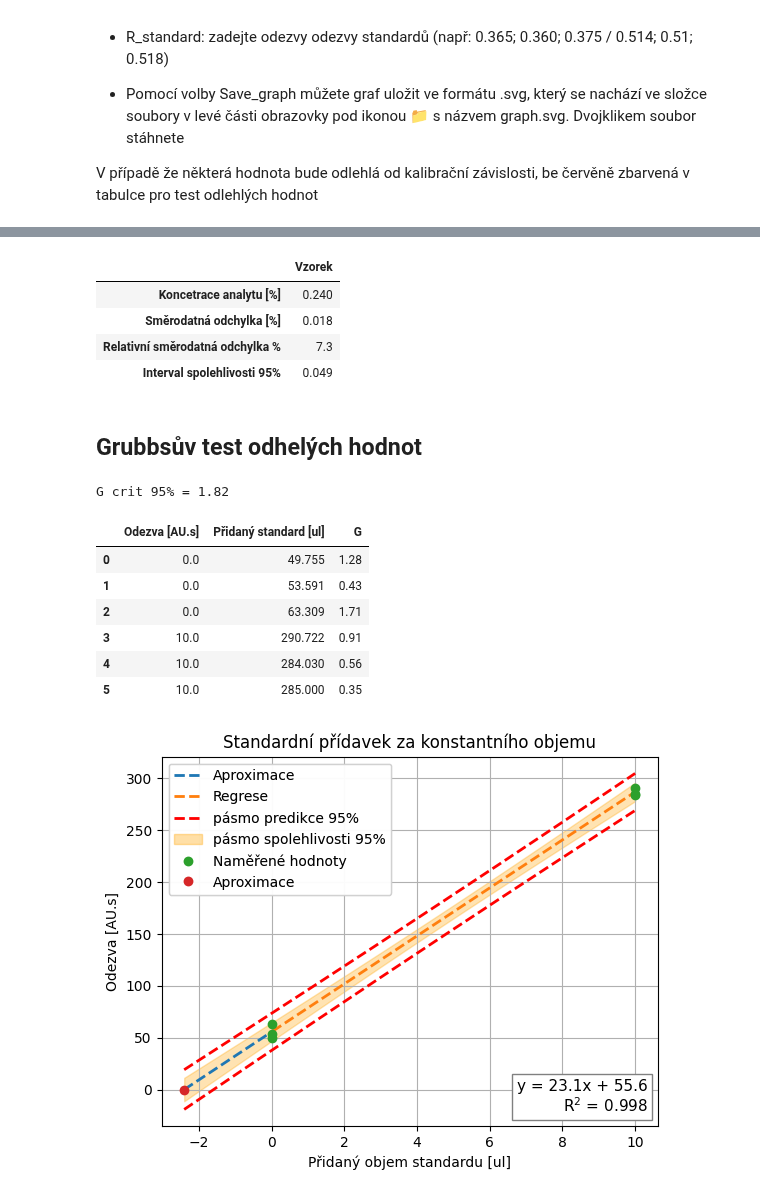
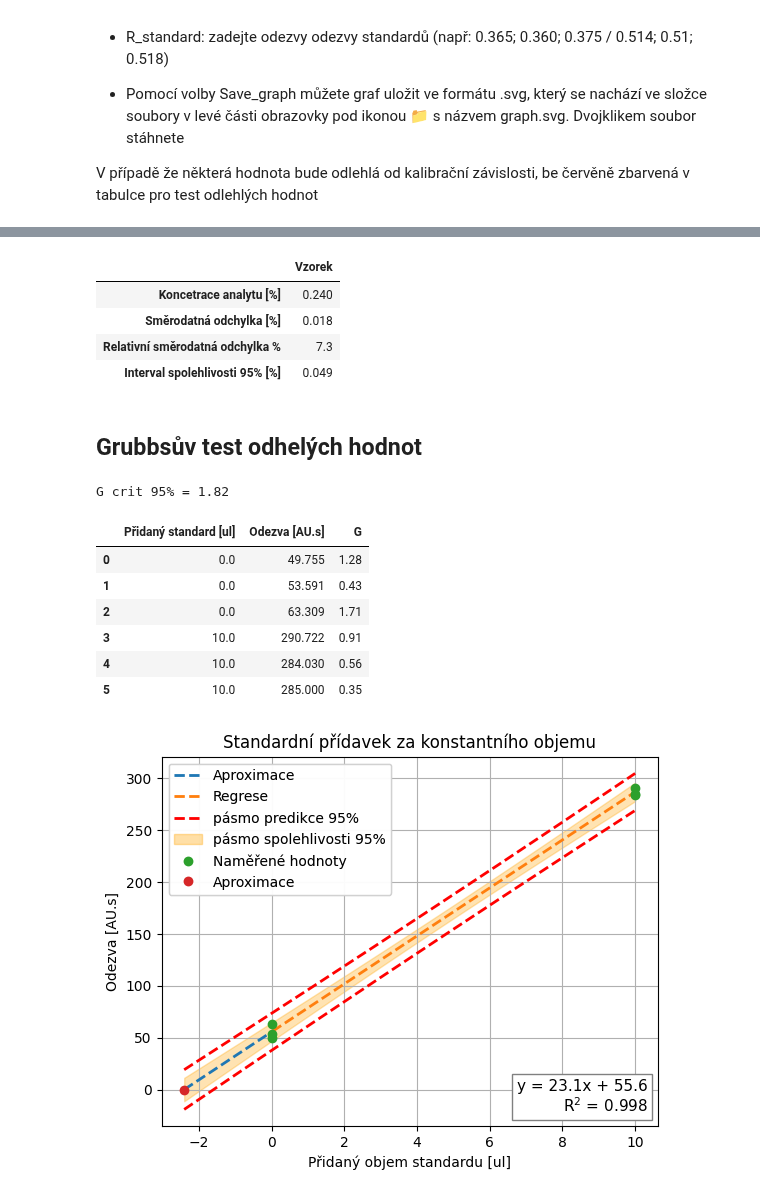
Before and after one commit to Xixaus/Nastroje, a Jupyter notebook: Standardni_pridavek_new.ipynb, the cells around one changed output, grey strips where cells are left out. Drawn from its saved outputs; the diff is of its cells as text; code cells hidden in the pictures.

```diff
--- a/Standardni_pridavek_new.ipynb
+++ b/Standardni_pridavek_new.ipynb
@@ -62,7 +62,7 @@ def data_extract(V_standards, R_sample, R_standards):
         for num in list2[i].split(';'):
             data.append([float(list1[i]), float(num)])
 
-    col = [f"Odezva [{R_unit}]", f"Přidaný standard [{V_unit}]"]
+    col = [f"Přidaný standard [{V_unit}]", f"Odezva [{R_unit}]"]
 
     return(pd.DataFrame(data, columns=col))
 
@@ -108,7 +108,7 @@ def evaluation(model, df, sample,c_unit):
 
     Rel_std = final_sample_st_dev/final_sample * 100
 
-    result = pd.DataFrame(index=[f'Koncetrace analytu [{c_unit}]', f'Směrodatná odchylka [{c_unit}]', "Relativní směrodatná odchylka %", "Interval spolehlivosti 95%"])
+    result = pd.DataFrame(index=[f'Koncetrace analytu [{c_unit}]', f'Směrodatná odchylka [{c_unit}]', "Relativní směrodatná odchylka %", f"Interval spolehlivosti 95% [{c_unit}]"])
     sig_num = -(int(str('%.2e' % final_sample_st_dev)[-3:])-1)
 
     result["Vzorek"] = [final_sample, final_sample_st_dev, Rel_std, final_sample_con_int]
@@ -240,11 +240,11 @@ Přidaný objem standardu [ul]    23.1032      0.454     50.866      0.000
 |  | Vzorek |
 | Koncetrace analytu [%] | 0.240 |
 | Směrodatná odchylka [%] | 0.018 |
 | Relativní směrodatná odchylka % | 7.3 |
-| Interval spolehlivosti 95% | 0.049 |
+| Interval spolehlivosti 95% [%] | 0.049 |
 Grubbsův test odhelých hodnot
 G crit 95% = 1.82
-|  | Odezva [AU.s] | Přidaný standard [ul] | G |
+|  | Přidaný standard [ul] | Odezva [AU.s] | G |
 | 0 | 0.0 | 49.755 | 1.28 |
 | 1 | 0.0 | 53.591 | 0.43 |
 | 2 | 0.0 | 63.309 | 1.71 |
```
Also changed, not shown: parts of 1 cell of this notebook.
